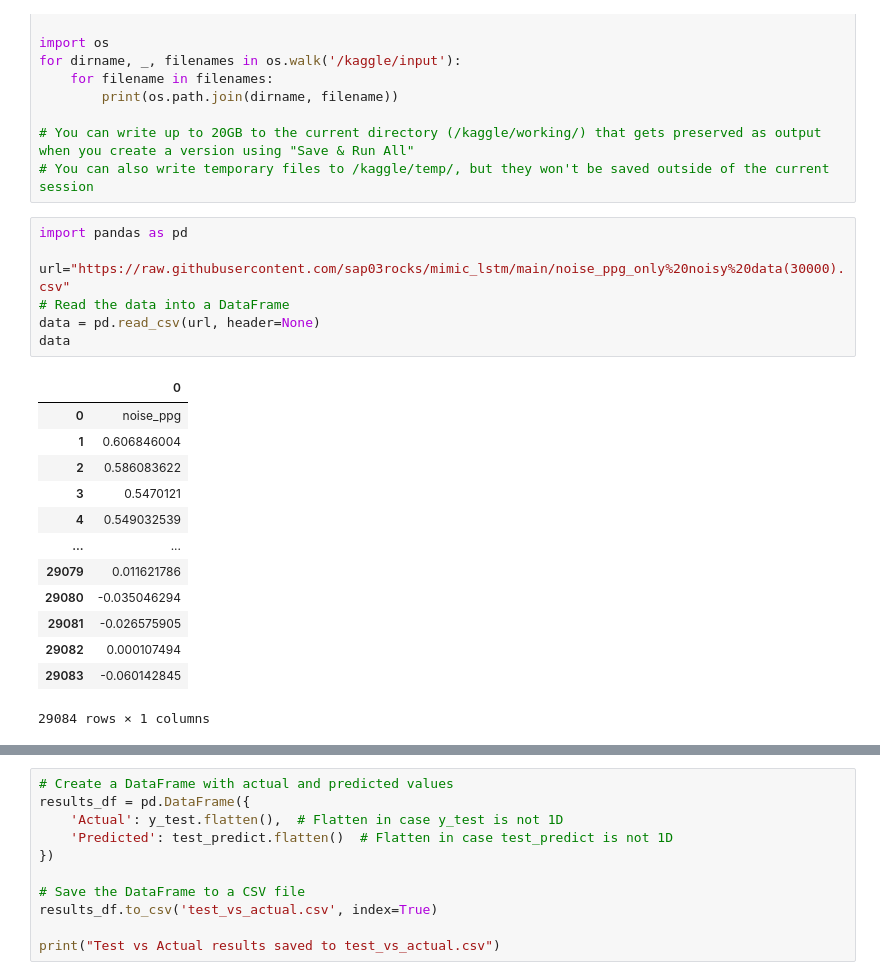
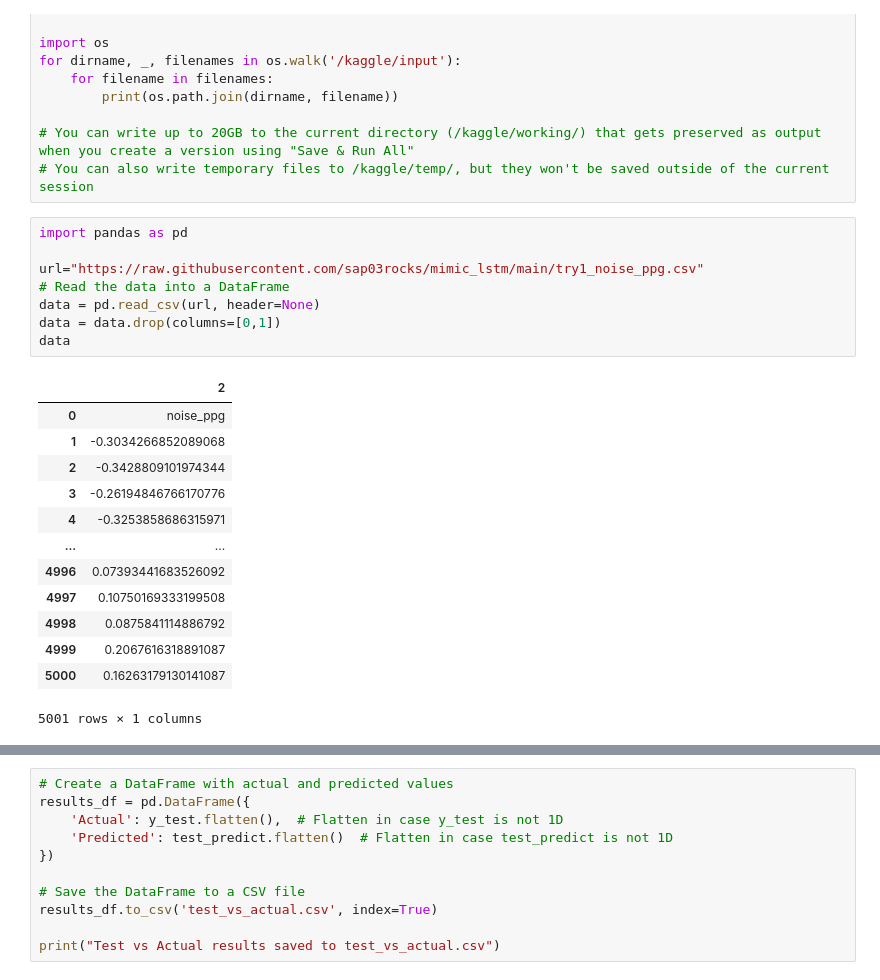
Before and after one commit to sap03rocks/mimic_lstm, a Jupyter notebook: FINAL.ipynb, the cells around one changed output, grey strips where cells are left out. Saved outputs shown, nothing was run; the diff lists cells and outputs as text.

```diff
--- a/FINAL.ipynb
+++ b/FINAL.ipynb
@@ -21,24 +21,25 @@ for dirname, _, filenames in os.walk('/kaggle/input'):
 # %%
 import pandas as pd
 
-url="https://raw.githubusercontent.com/sap03rocks/mimic_lstm/main/noise_ppg_only%20noisy%20data(30000).csv"
+url="https://raw.githubusercontent.com/sap03rocks/mimic_lstm/main/try1_noise_ppg.csv"
 # Read the data into a DataFrame
 data = pd.read_csv(url, header=None)
+data = data.drop(columns=[0,1])
 data
 # %% [output]
-|  | 0 |
+|  | 2 |
 | 0 | noise_ppg |
-| 1 | 0.606846004 |
-| 2 | 0.586083622 |
-| 3 | 0.5470121 |
-| 4 | 0.549032539 |
+| 1 | -0.3034266852089068 |
+| 2 | -0.3428809101974344 |
+| 3 | -0.26194846766170776 |
+| 4 | -0.3253858686315971 |
 | ... | ... |
-| 29079 | 0.011621786 |
-| 29080 | -0.035046294 |
-| 29081 | -0.026575905 |
-| 29082 | 0.000107494 |
-| 29083 | -0.060142845 |
+| 4996 | 0.07393441683526092 |
+| 4997 | 0.10750169333199508 |
+| 4998 | 0.0875841114886792 |
+| 4999 | 0.2067616318891087 |
+| 5000 | 0.16263179130141087 |
-29084 rows × 1 columns
+5001 rows × 1 columns
 # %%
 import numpy as np
 import pandas as pd
```
Also changed, not shown: parts of 9 cells of this notebook.
